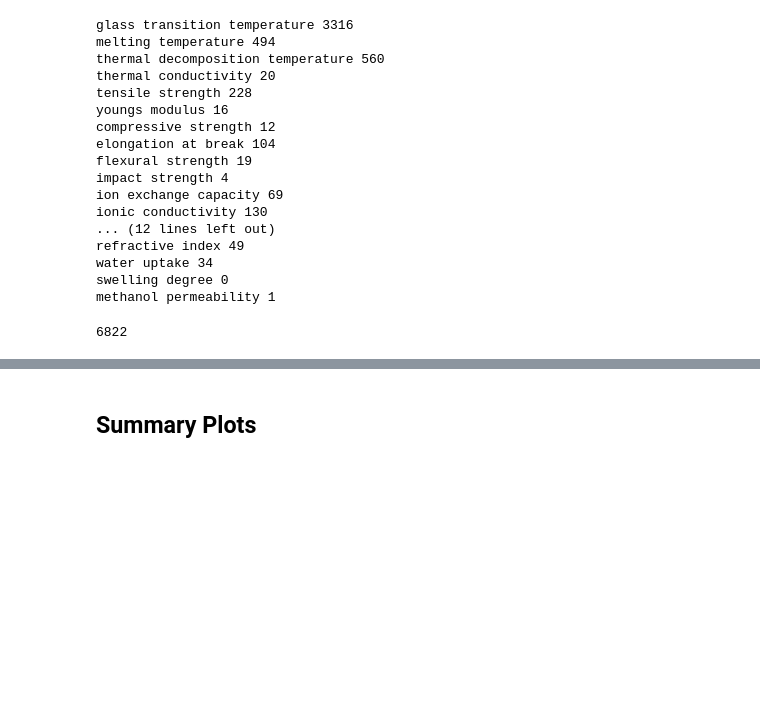
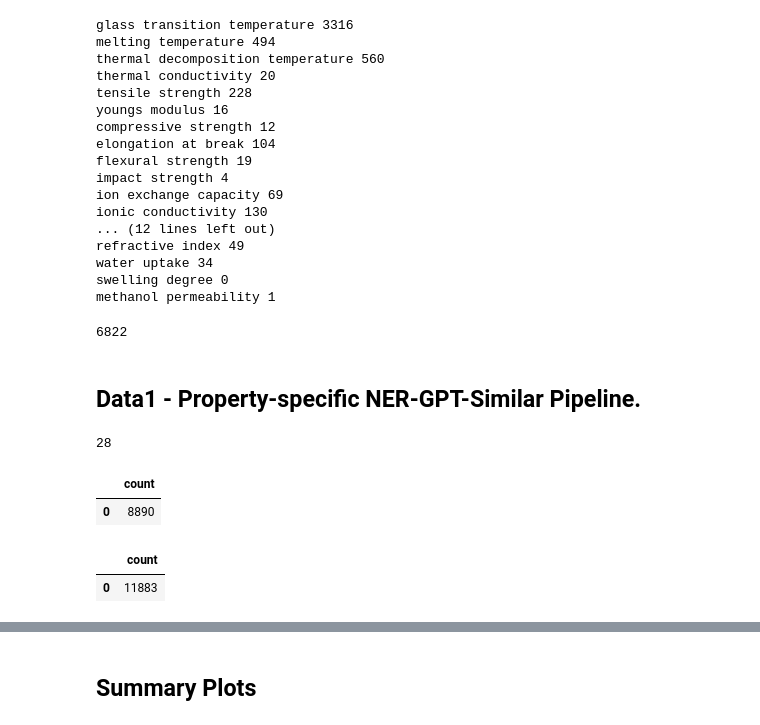
Before and after one commit to Ramprasad-Group/PromptDataExtraction, a Jupyter notebook: notebooks/Analyze-Select-1k.ipynb, the cells around one changed output, grey strips where cells are left out. Saved outputs shown, nothing was run; the diff lists cells and outputs as text; code cells hidden in the pictures; blank space fills up the shorter version.

```diff
--- a/notebooks/Analyze-Select-1k.ipynb
+++ b/notebooks/Analyze-Select-1k.ipynb
@@ -977,3 +1009,32 @@ water uptake 34
 swelling degree 0
 methanol permeability 1
 6822
+# %% [markdown]
+## Data1 - Property-specific NER-GPT-Similar Pipeline.
+# %%
+method = postgres.raw_sql("""
+    Select * From extraction_methods
+    Where dataset = 'data1' and name like '%-gpt35-similar-sel1k';
+""")
+len(method)
+# %% [output]
+28
+# %%
+# Number of materials extracted.
+execute("""
+      SELECT count(*) FROM extracted_materials em
+      WHERE em.method_id >= 127 and em.method_id <= 174
+      """)
+# %% [output]
+|  | count |
+| 0 | 8890 |
+# %%
+# Number of properties extracted.
+execute("""
+        SELECT count(*) FROM extracted_properties ep
+        WHERE ep.method_id >= 127 and ep.method_id <= 174
+        --group by ep.method_id;
+        """)
+# %% [output]
+|  | count |
+| 0 | 11883 |
```
Also changed, not shown: parts of 7 cells of this notebook.
